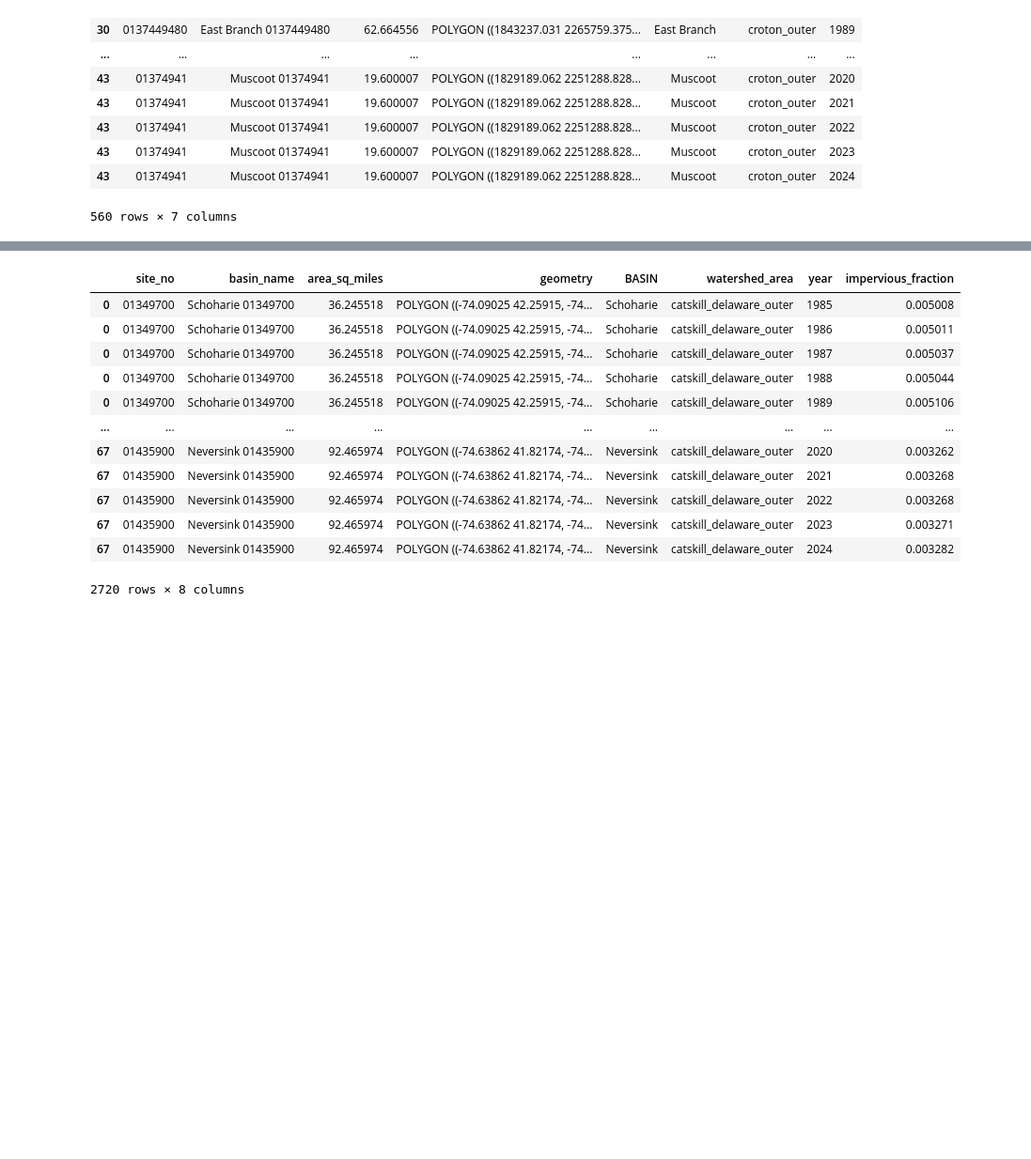
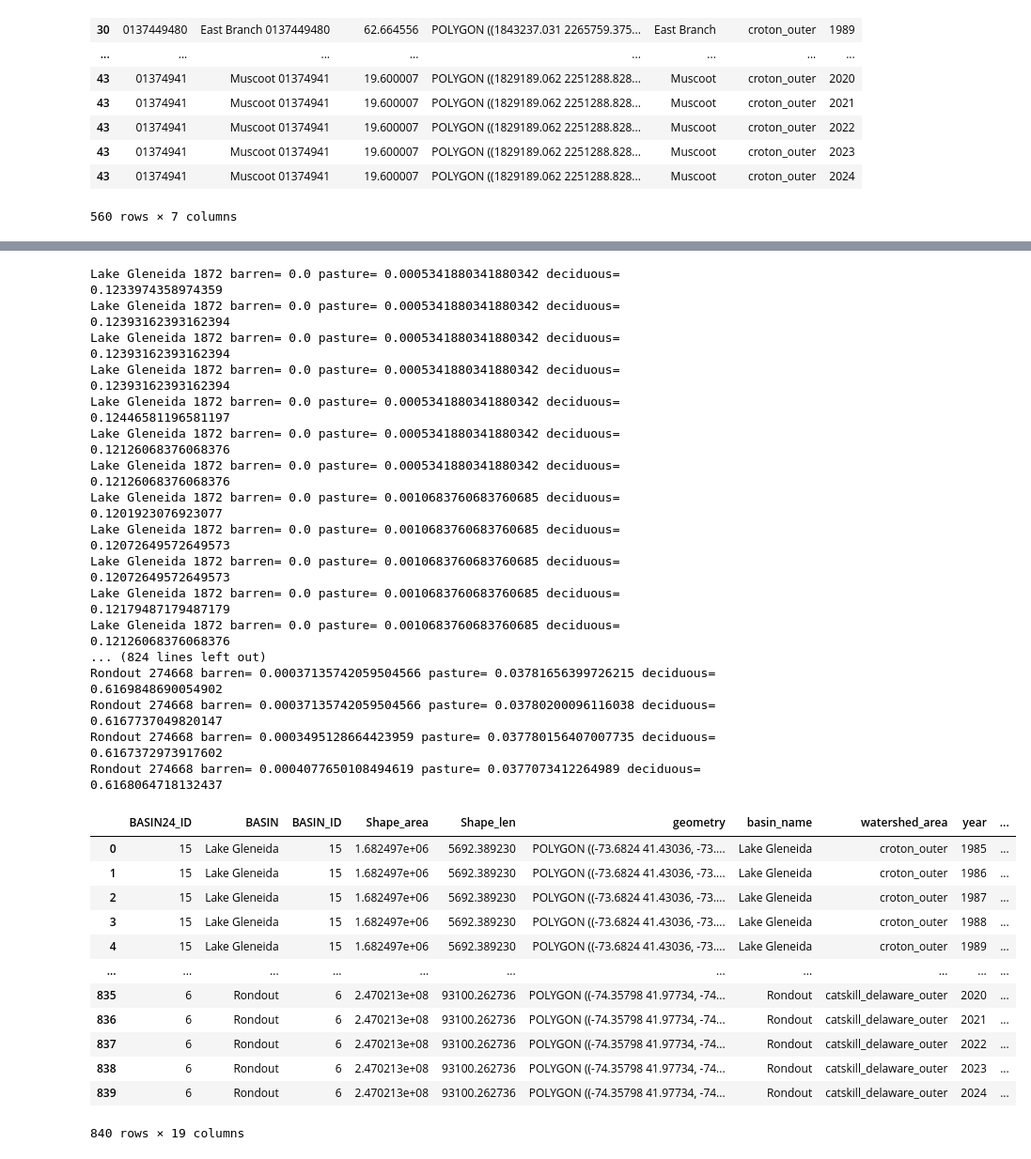
Before and after one commit to kroy/nyc_water_supply_analysis, a Jupyter notebook: code/watersheds.ipynb, the cells around one changed output, grey strips where cells are left out. Shown at 94% size. Saved outputs shown, nothing was run; the diff lists cells and outputs as text; code cells hidden in the pictures; blank space fills up the shorter version.

```diff
--- a/code/watersheds.ipynb
+++ b/code/watersheds.ipynb
@@ -32,7 +33,7 @@ file_type_dic = {
 }
 
 dir_dict = {
-  "Land Cover": "land_cover",
+  "Land Cover": "landcover_class",
   "Land Cover Change": "land_cover_change",
   "Land Cover Confidence": "land_cover_confidence",
   "Fractional Impervious Surface": "fractional_impervious",
@@ -201,7 +202,6 @@ def calculate_impervious_fraction_for_watershed(shape, basin_name: str, year: in
 
   nodata = np.uint8(meta["nodata"])
 
-  valid_interval = valid_data_def_dict["Fractional Impervious Surface"]["valid_range"]
   m = (data != nodata)
   valid_cells = m.sum()
   fractional_impervious = data.sum(where=m)
@@ -214,0 +264,7 @@ def calculate_impervious_fraction_for_watershed(shape, basin_name: str, year: in
+# %%
+fractions_calced = []
+for shed in watersheds_gdf[watersheds_gdf["basin_name"] == "Cannonsville"].itertuples():
+  fractions = calculate_landcover_fractions_for_watershed(shape=shed.geometry, basin_name=shed.basin_name, year=shed.year)
+  fractions_calced.append(fractions)
+fractions_gdf = pd.DataFrame(fractions_calced)
+fractions_gdf
@@ -215,19 +306,51 @@ def calculate_impervious_fraction_for_watershed(shape, basin_name: str, year: in
 # %%
+# watersheds_gdf[[
+#     "barren",
+#     "deciduous",
+#     "evergreen",
+#     "mixed_forest",
+#     "shrub",
+#     "grasslands",
+#     "pasture",
+#     "cultivated",
+#     "wetlands",
+# ]] =
+fractions_calced = []
+for shed in watersheds_gdf.itertuples():
+  fractions = calculate_landcover_fractions_for_watershed(shape=shed.geometry, basin_name=shed.basin_name, year=shed.year)
+  fractions_calced.append(fractions)
+fractions_gdf = pd.DataFrame(fractions_calced)
 watersheds_gdf["impervious_fraction"] = watersheds_gdf.apply(lambda x: calculate_impervious_fraction_for_watershed(shape=x.geometry, basin_name=x.BASIN, year=x.year), axis=1 )
-
-gages_basins_gdf["impervious_fraction"] = gages_basins_gdf.apply(lambda x: calculate_impervious_fraction_for_watershed(shape=x.geometry, basin_name=x.basin_name, year=x.year), axis=1 )
-gages_basins_gdf
+watersheds_calced = watersheds_gdf.merge(fractions_gdf, left_on=['basin_name', 'year'], right_on=['basin_name', 'year'])
+watersheds_calced
 # %% [output]
+Lake Gleneida 1872 barren= 0.0 pasture= 0.0005341880341880342 deciduous= 0.1233974358974359
+Lake Gleneida 1872 barren= 0.0 pasture= 0.0005341880341880342 deciduous= 0.12393162393162394
+Lake Gleneida 1872 barren= 0.0 pasture= 0.0005341880341880342 deciduous= 0.12393162393162394
+Lake Gleneida 1872 barren= 0.0 pasture= 0.0005341880341880342 deciduous= 0.12393162393162394
+Lake Gleneida 1872 barren= 0.0 pasture= 0.0005341880341880342 deciduous= 0.12446581196581197
+Lake Gleneida 1872 barren= 0.0 pasture= 0.0005341880341880342 deciduous= 0.12126068376068376
+Lake Gleneida 1872 barren= 0.0 pasture= 0.0005341880341880342 deciduous= 0.12126068376068376
+Lake Gleneida 1872 barren= 0.0 pasture= 0.0010683760683760685 deciduous= 0.1201923076923077
+Lake Gleneida 1872 barren= 0.0 pasture= 0.0010683760683760685 deciduous= 0.12072649572649573
+Lake Gleneida 1872 barren= 0.0 pasture= 0.0010683760683760685 deciduous= 0.12072649572649573
+Lake Gleneida 1872 barren= 0.0 pasture= 0.0010683760683760685 deciduous= 0.12179487179487179
+Lake Gleneida 1872 barren= 0.0 pasture= 0.0010683760683760685 deciduous= 0.12126068376068376
+... (824 lines left out)
+Rondout 274668 barren= 0.00037135742059504566 pasture= 0.03781656399726215 deciduous= 0.6169848690054902
+Rondout 274668 barren= 0.00037135742059504566 pasture= 0.03780200096116038 deciduous= 0.6167737049820147
+Rondout 274668 barren= 0.0003495128664423959 pasture= 0.037780156407007735 deciduous= 0.6167372973917602
+Rondout 274668 barren= 0.0004077650108494619 pasture= 0.0377073412264989 deciduous= 0.6168064718132437
-|  | site_no | basin_name | area_sq_miles | geometry | BASIN | watershed_area | year | impervious_fraction |
-| 0 | 01349700 | Schoharie 01349700 | 36.245518 | POLYGON ((-74.09025 42.25915, -74... | Schoharie | catskill_delaware_outer | 1985 | 0.005008 |
-| 0 | 01349700 | Schoharie 01349700 | 36.245518 | POLYGON ((-74.09025 42.25915, -74... | Schoharie | catskill_delaware_outer | 1986 | 0.005011 |
-| 0 | 01349700 | Schoharie 01349700 | 36.245518 | POLYGON ((-74.09025 42.25915, -74... | Schoharie | catskill_delaware_outer | 1987 | 0.005037 |
-| 0 | 01349700 | Schoharie 01349700 | 36.245518 | POLYGON ((-74.09025 42.25915, -74... | Schoharie | catskill_delaware_outer | 1988 | 0.005044 |
-| 0 | 01349700 | Schoharie 01349700 | 36.245518 | POLYGON ((-74.09025 42.25915, -74... | Schoharie | catskill_delaware_outer | 1989 | 0.005106 |
-| ... | ... | ... | ... | ... | ... | ... | ... | ... |
-| 67 | 01435900 | Neversink 01435900 | 92.465974 | POLYGON ((-74.63862 41.82174, -74... | Neversink | catskill_delaware_outer | 2020 | 0.003262 |
-| 67 | 01435900 | Neversink 01435900 | 92.465974 | POLYGON ((-74.63862 41.82174, -74... | Neversink | catskill_delaware_outer | 2021 | 0.003268 |
-| 67 | 01435900 | Neversink 01435900 | 92.465974 | POLYGON ((-74.63862 41.82174, -74... | Neversink | catskill_delaware_outer | 2022 | 0.003268 |
-| 67 | 01435900 | Neversink 01435900 | 92.465974 | POLYGON ((-74.63862 41.82174, -74... | Neversink | catskill_delaware_outer | 2023 | 0.003271 |
-| 67 | 01435900 | Neversink 01435900 | 92.465974 | POLYGON ((-74.63862 41.82174, -74... | Neversink | catskill_delaware_outer | 2024 | 0.003282 |
+|  | BASIN24_ID | BASIN | BASIN_ID | Shape_area | Shape_len | geometry | basin_name | watershed_area | year | ... |
+| 0 | 15 | Lake Gleneida | 15 | 1.682497e+06 | 5692.389230 | POLYGON ((-73.6824 41.43036, -73.... | Lake Gleneida | croton_outer | 1985 | ... |
+| 1 | 15 | Lake Gleneida | 15 | 1.682497e+06 | 5692.389230 | POLYGON ((-73.6824 41.43036, -73.... | Lake Gleneida | croton_outer | 1986 | ... |
+| 2 | 15 | Lake Gleneida | 15 | 1.682497e+06 | 5692.389230 | POLYGON ((-73.6824 41.43036, -73.... | Lake Gleneida | croton_outer | 1987 | ... |
+| 3 | 15 | Lake Gleneida | 15 | 1.682497e+06 | 5692.389230 | POLYGON ((-73.6824 41.43036, -73.... | Lake Gleneida | croton_outer | 1988 | ... |
+| 4 | 15 | Lake Gleneida | 15 | 1.682497e+06 | 5692.389230 | POLYGON ((-73.6824 41.43036, -73.... | Lake Gleneida | croton_outer | 1989 | ... |
+| ... | ... | ... | ... | ... | ... | ... | ... | ... | ... | ... |
+| 835 | 6 | Rondout | 6 | 2.470213e+08 | 93100.262736 | POLYGON ((-74.35798 41.97734, -74... | Rondout | catskill_delaware_outer | 2020 | ... |
+| 836 | 6 | Rondout | 6 | 2.470213e+08 | 93100.262736 | POLYGON ((-74.35798 41.97734, -74... | Rondout | catskill_delaware_outer | 2021 | ... |
+| 837 | 6 | Rondout | 6 | 2.470213e+08 | 93100.262736 | POLYGON ((-74.35798 41.97734, -74... | Rondout | catskill_delaware_outer | 2022 | ... |
+| 838 | 6 | Rondout | 6 | 2.470213e+08 | 93100.262736 | POLYGON ((-74.35798 41.97734, -74... | Rondout | catskill_delaware_outer | 2023 | ... |
+| 839 | 6 | Rondout | 6 | 2.470213e+08 | 93100.262736 | POLYGON ((-74.35798 41.97734, -74... | Rondout | catskill_delaware_outer | 2024 | ... |
-2720 rows × 8 columns
+840 rows × 19 columns
```
Also changed, not shown: parts of 11 cells of this notebook, 9 other files.
